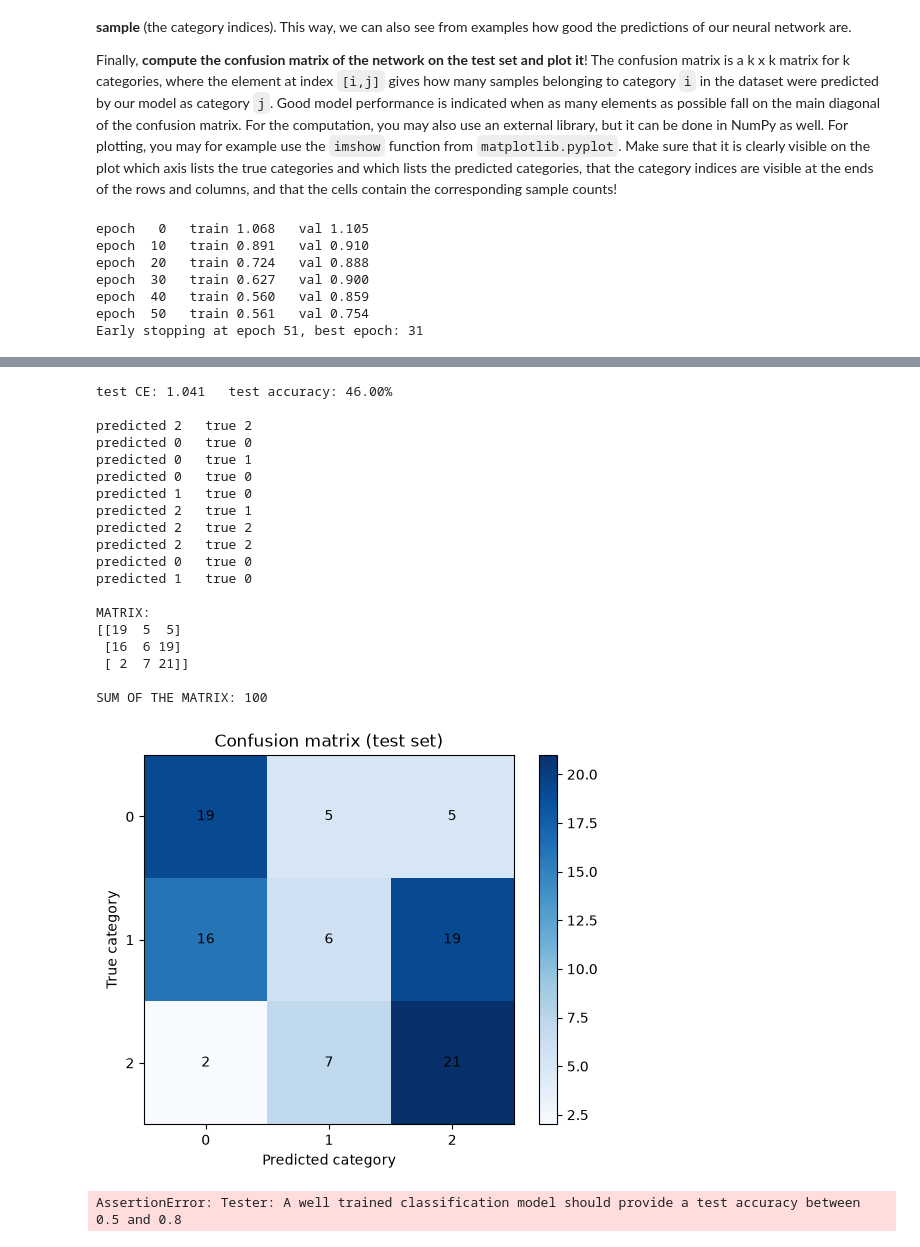
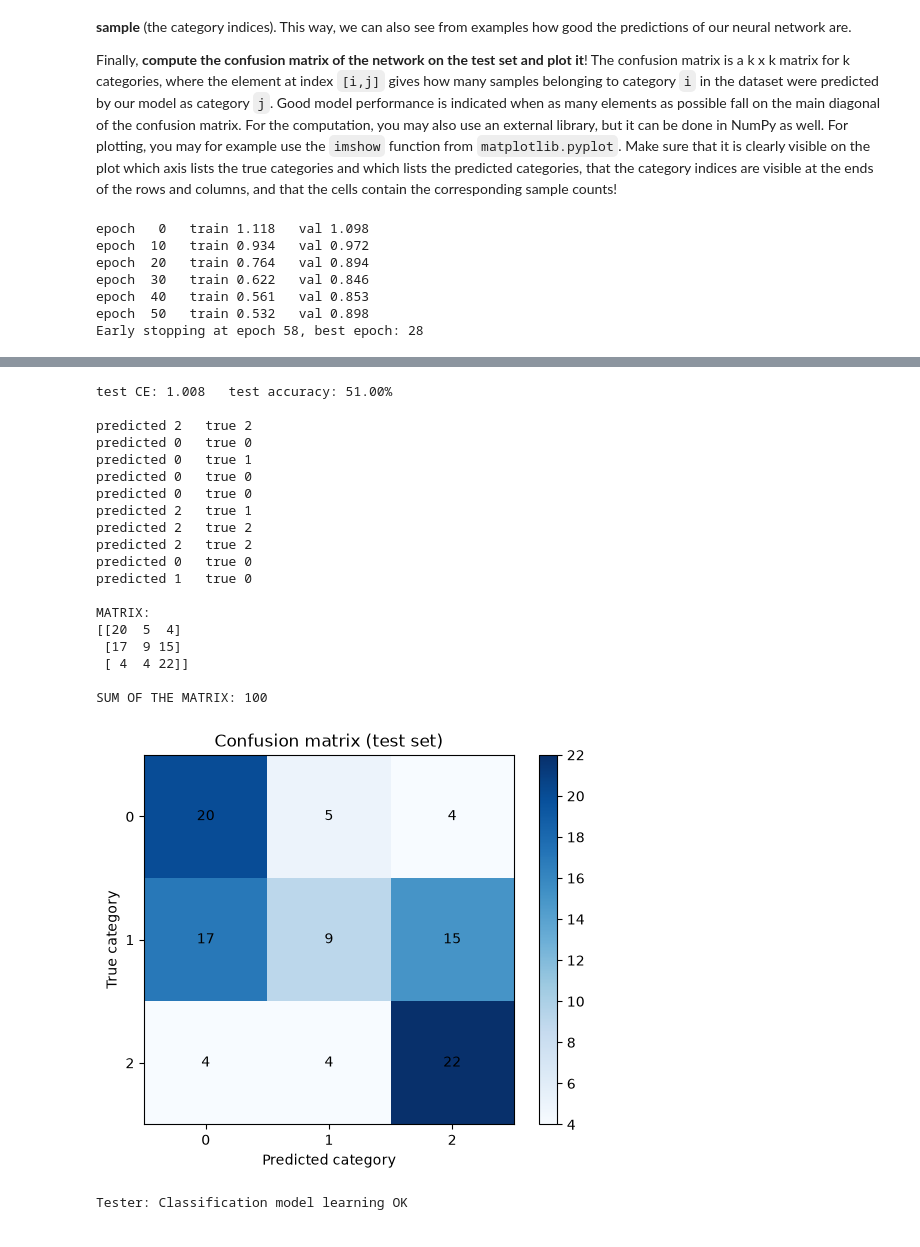
Before and after one commit to simo-hue/ELTE-Deep-Neural-Network-Course, a Jupyter notebook: ASSIGNMENTS/1/dndmsc26autumn_hw1.ipynb, the cells around one changed output, grey strips where cells are left out. Cells and saved outputs as stored; diff of their text form; code cells hidden in the pictures.

```diff
--- a/ASSIGNMENTS/1/dndmsc26autumn_hw1.ipynb
+++ b/ASSIGNMENTS/1/dndmsc26autumn_hw1.ipynb
@@ -553,7 +553,7 @@ Finally, **compute the confusion matrix of the network on the test set and plot
 # implement your solution BELOW
 
 # ---- 1. Setup ----
-torch.manual_seed(911)
+torch.manual_seed(11)
 
 inputs = xc_tr.shape[1]
 cl_model = ClassificationMLP(inputs)
@@ -564,10 +564,10 @@ loss_fn = nn.CrossEntropyLoss()
 optimizer = torch.optim.Adam(cl_model.parameters(), lr=0.001)
 
 # Not sure I'll reach it
-MAX_EPOCHS = 300
+MAX_EPOCHS = 500
 
 # I can worsen the validation for 30 times in a row
-PATIENCE = 20
+PATIENCE = 30
 
 train_losses, val_losses = [], []
 
@@ -612,16 +612,18 @@ for epoch in range(MAX_EPOCHS):
     # 1. Set model in Evaluating mode
     cl_model.eval()
 
-    batch_losses = []
+    total_loss = 0.0
+    total_samples = 0
 
-    # I'm not training
     with torch.no_grad():
         for xb, yb in dataloader_cl_val:
-            batch_losses.append(loss_fn(cl_model(xb), yb).item())
+            loss = loss_fn(cl_model(xb), yb)
 
-    val_losses.append(np.mean(batch_losses))
+            total_loss += loss.item() * xb.size(0)
+            total_samples += xb.size(0)
 
-    val_loss = val_losses[-1]
+    val_loss = total_loss / total_samples
+    val_losses.append(val_loss)
 
     # early stopping
     if val_loss < best_val_loss:
@@ -683,7 +685,6 @@ for p, t in zip(preds[:10], ys_all[:10]):
     print(f"predicted {p.item()}   true {t.item()}")
 
 # ---- 6. Confusion matrix ---
-# -
 
 y_true = ys_all.numpy()
 y_pred = preds.numpy()
@@ -712,10 +713,10 @@ plt.show()
 
 tester.test('cl_model_learning', test_ce, test_acc)
 # %% [output]
-epoch   0   train 1.068   val 1.105
-epoch  10   train 0.891   val 0.910
-epoch  20   train 0.724   val 0.888
-epoch  30   train 0.627   val 0.900
-epoch  40   train 0.560   val 0.859
-epoch  50   train 0.561   val 0.754
-Early stopping at epoch 51, best epoch: 31
+epoch   0   train 1.118   val 1.098
+epoch  10   train 0.934   val 0.972
+epoch  20   train 0.764   val 0.894
+epoch  30   train 0.622   val 0.846
+epoch  40   train 0.561   val 0.853
+epoch  50   train 0.532   val 0.898
+Early stopping at epoch 58, best epoch: 28
@@ -723,21 +724,21 @@ Early stopping at epoch 51, best epoch: 31
-test CE: 1.041   test accuracy: 46.00%
+test CE: 1.008   test accuracy: 51.00%
 
 predicted 2   true 2
 predicted 0   true 0
 predicted 0   true 1
 predicted 0   true 0
-predicted 1   true 0
+predicted 0   true 0
 predicted 2   true 1
 predicted 2   true 2
 predicted 2   true 2
 predicted 0   true 0
 predicted 1   true 0
 
 MATRIX:
-[[19  5  5]
- [16  6 19]
- [ 2  7 21]]
+[[20  5  4]
+ [17  9 15]
+ [ 4  4 22]]
 
 SUM OF THE MATRIX: 100
-[figure, old version]
+[figure, new version]
-AssertionError: Tester: A well trained classification model should provide a test accuracy between 0.5 and 0.8
+Tester: Classification model learning OK
```
Also changed, not shown: parts of 1 cell of this notebook.
